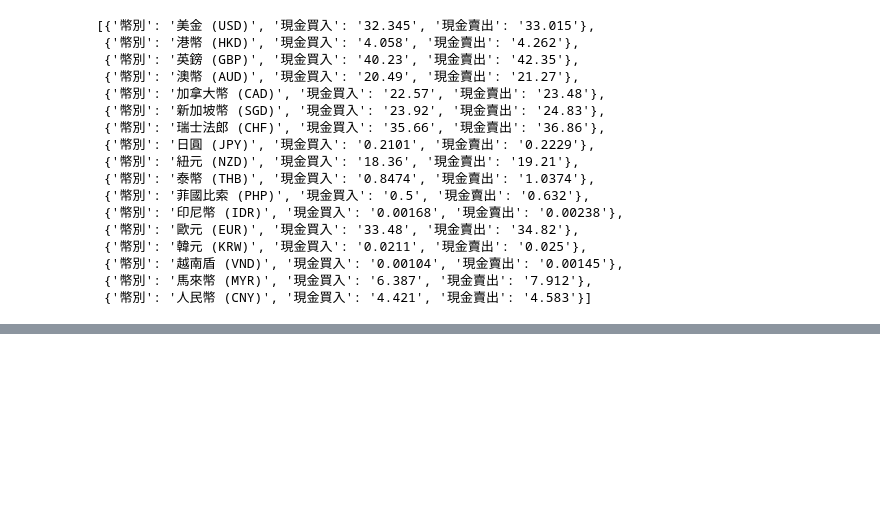
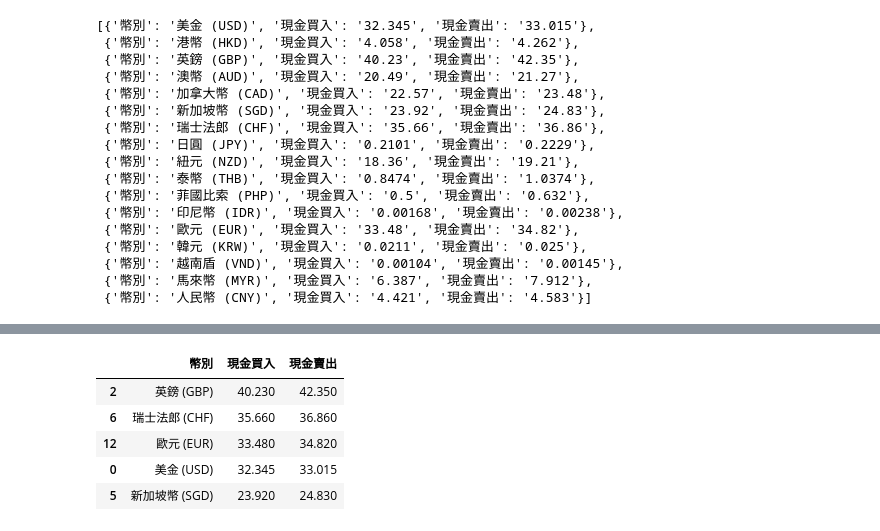
Before and after one commit to minyi-114/python_analysis, a Jupyter notebook: lesson6_2.ipynb, the cells around one changed output, grey strips where cells are left out. Drawn from its saved outputs; the diff is of its cells as text; code cells hidden in the pictures; blank space fills up the shorter version.

```diff
--- a/lesson6_2.ipynb
+++ b/lesson6_2.ipynb
@@ -170,0 +198,9 @@ dff
+# %%
+dff.head() # 取得前五筆資料
+# %% [output]
+|  | 幣別 | 現金買入 | 現金賣出 |
+| 2 | 英鎊 (GBP) | 40.230 | 42.350 |
+| 6 | 瑞士法郎 (CHF) | 35.660 | 36.860 |
+| 12 | 歐元 (EUR) | 33.480 | 34.820 |
+| 0 | 美金 (USD) | 32.345 | 33.015 |
+| 5 | 新加坡幣 (SGD) | 23.920 | 24.830 |
```
Also changed, not shown: parts of 4 cells of this notebook.
